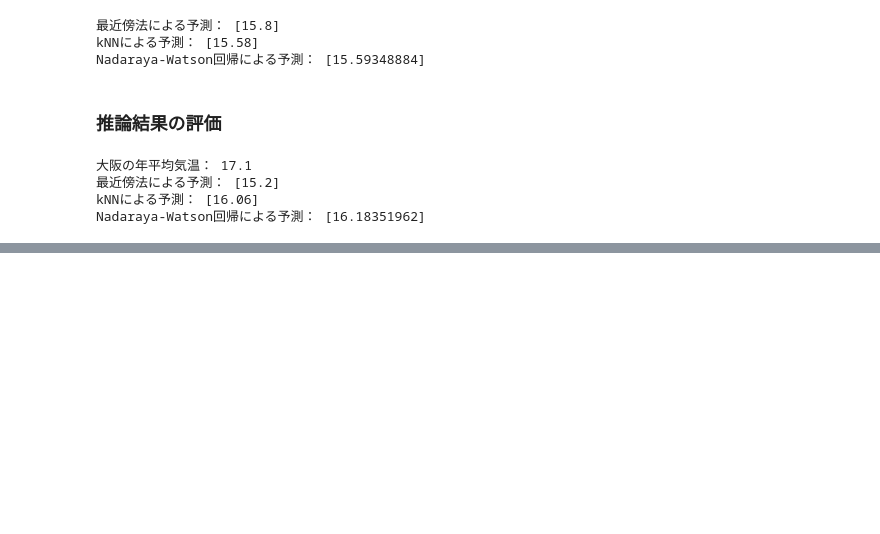
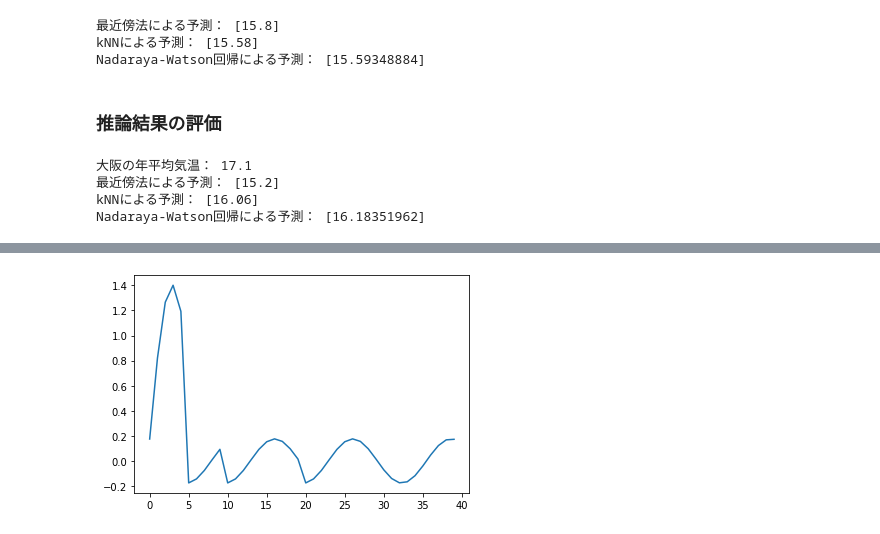
Before and after one commit to Masakida0514/DaraScienceRepo, a Jupyter notebook: 空間構造.ipynb, the cells around one changed output, grey strips where cells are left out. Cells and saved outputs as stored; diff of their text form; code cells hidden in the pictures; blank space fills up the shorter version.

```diff
--- a/空間構造.ipynb
+++ b/空間構造.ipynb
@@ -142,0 +208,16 @@ Nadaraya-Watson回帰による予測： [16.18351962]
+# %%
+# 低周波の低周波の係数を更に変換する
+Y_llh = np.zeros(length // s**3)
+Y_lll = np.zeros(length // s**3)
+
+for i in range(length // s**3):
+  Y_lll[i] = y[s*i:s*i+s] @ low
+  Y_llh[i] = y[s*i:s*i+s] @ high
+# %%
+# 係数を比較する
+plt.plot(np.hstack([Y_lll,Y_llh,Y_lh,Y_h]))
+plt.show()
+
+# ~10が低周波の低周波、10~20が低周波の高周波
+# %% [output]
+[figure, added]
```
Also changed, not shown: parts of 20 cells of this notebook.
